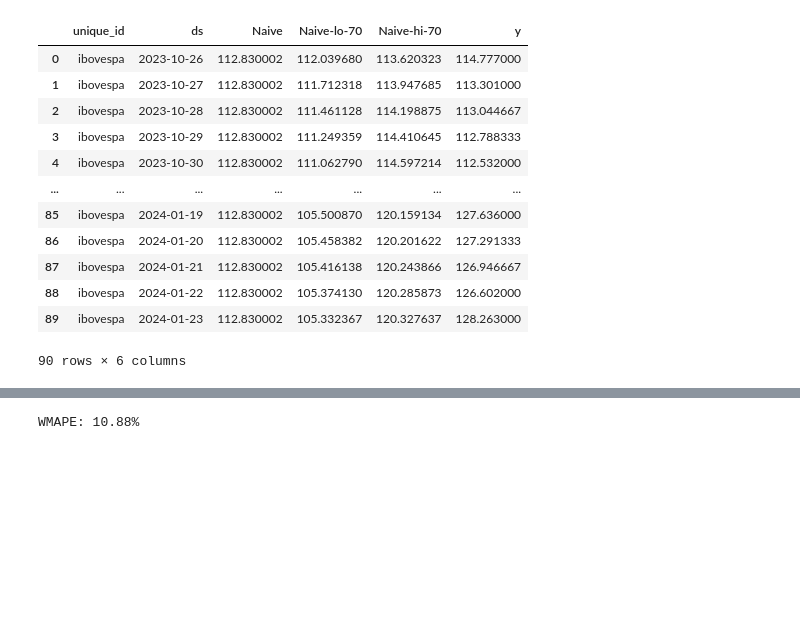
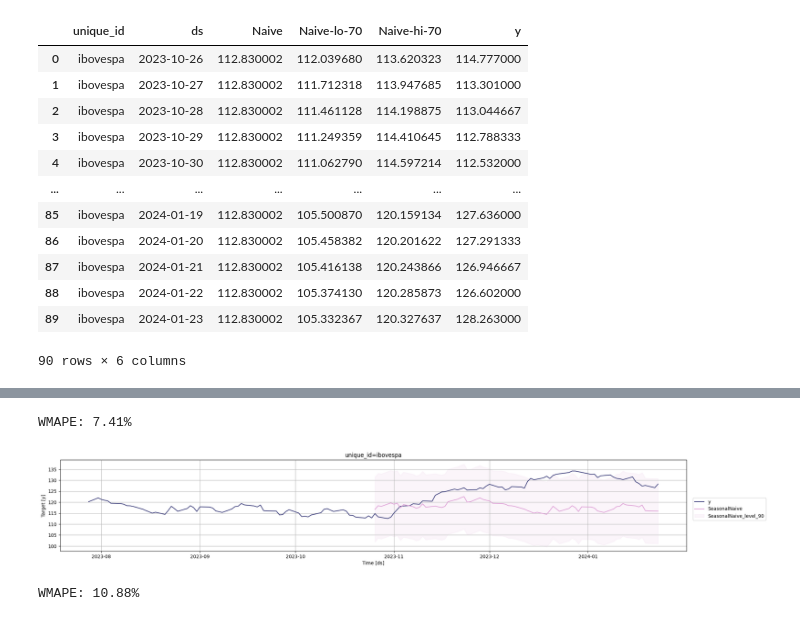
Before and after one commit to nineteens/tech-challenges, a Jupyter notebook: projetos/investimento/arima.ipynb, the cells around one changed output, grey strips where cells are left out. Saved outputs shown, nothing was run; the diff lists cells and outputs as text; code cells hidden in the pictures; blank space fills up the shorter version.

```diff
--- a/projetos/investimento/arima.ipynb
+++ b/projetos/investimento/arima.ipynb
@@ -314,7 +314,7 @@ forecast_df
 | 89 | ibovespa | 2024-01-23 | 112.830002 | 105.332367 | 120.327637 | 128.263000 |
 90 rows × 6 columns
 # %%
-model_sm = StatsForecast(models=[SeasonalWindowAverage(season_length=7, window_size=22)], freq='D', n_jobs= -1)
+model_sm = StatsForecast(models=[SeasonalWindowAverage(season_length=45, window_size=4)], freq='D', n_jobs= -1)
 model_sm.fit(treino)
 
 forecast_df_sm = model_sm.predict(h=h)
@@ -345,3 +330,17 @@ WMAPE: 8.07%
+# %%
+model_s = StatsForecast(models=[SeasonalNaive(season_length=120)], freq='D', n_jobs= -1)
+model_s.fit(treino)
+
+forecast_df_s = model_s.predict(h=h, level=[90])
+forecast_df_s = forecast_df_s.reset_index().merge(valid, on=['ds', 'unique_id'], how='left')
+
+wmape2 = wmape(forecast_df_s['y'].values, forecast_df_s['SeasonalNaive'].values)
+print(f'WMAPE: {wmape2:.2%}')
+
+model_s.plot(treino, forecast_df_s, level=[90], unique_ids=['ibovespa'],engine='matplotlib', max_insample_length=90)
+# %% [output]
+WMAPE: 7.41%
+[figure, added]
 # %%
 #ARIMA - AR: olha para as vendas do passado e acha uma correlação futura
 # I: Quantidade que a série foi diferenciada / MA: Média Móvel
```
Also changed, not shown: parts of 3 cells of this notebook, 1 other file.
